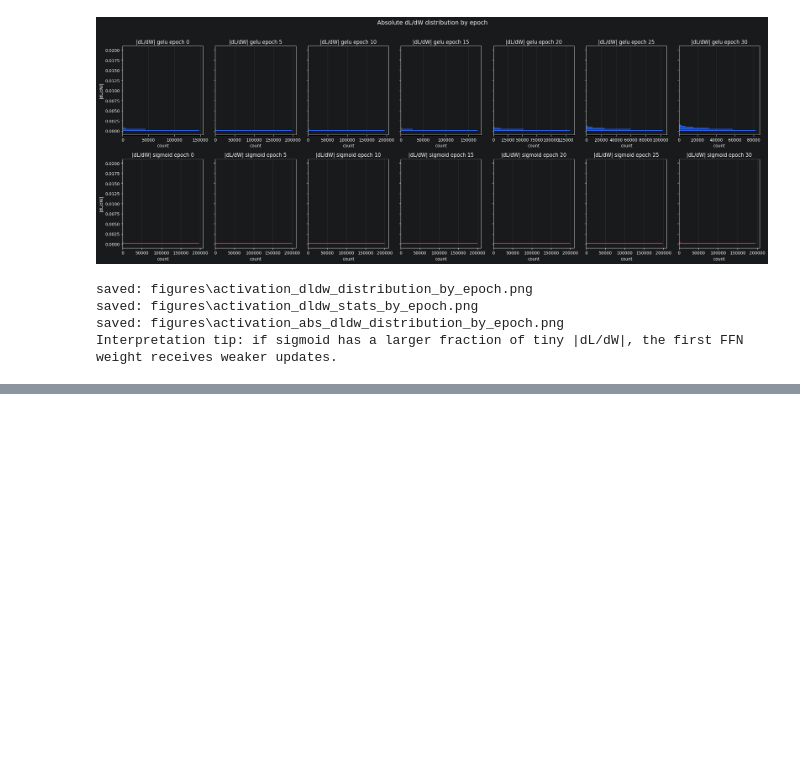
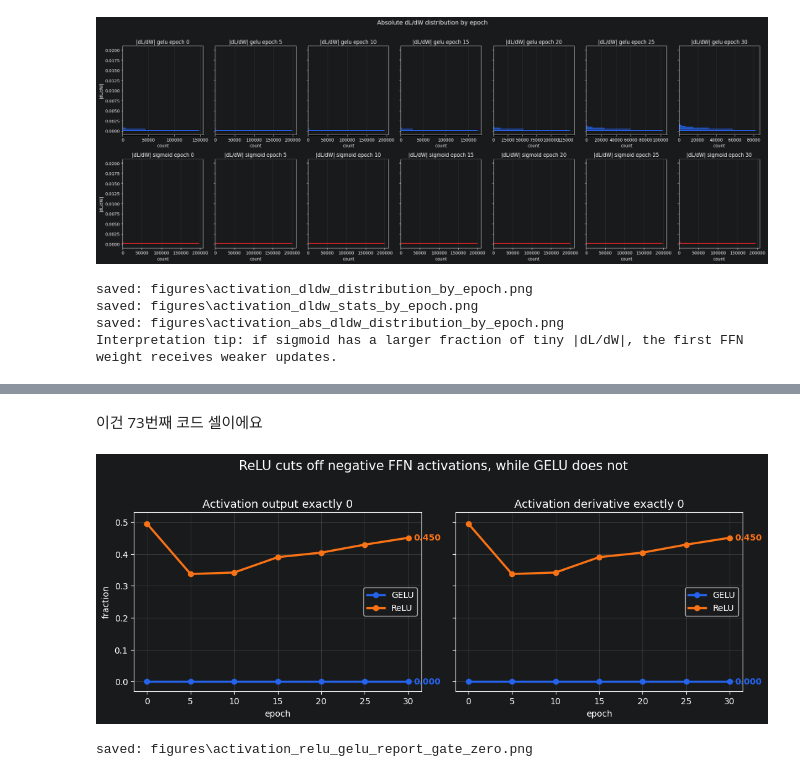
Before and after one commit to Jungle-12-303/week13-14-team-04-gpt-lab, a Jupyter notebook: gpt-lab.ipynb, the cells around one changed output, grey strips where cells are left out. Drawn from its saved outputs; the diff is of its cells as text; code cells hidden in the pictures; blank space fills up the shorter version.

```diff
--- a/gpt-lab.ipynb
+++ b/gpt-lab.ipynb
@@ -4119,0 +4899,66 @@ Interpretation tip: if sigmoid has a larger fraction of tiny |dL/dW|, the first
+# %% [markdown]
+이건 73번째 코드 셀이에요
+# %%
+# ACTIVATION_RELU_GELU_REPORT_PLOT
+# Report-only plot: ReLU gate-off evidence with the minimum necessary panels
+
+from pathlib import Path
+import json
+
+import matplotlib.pyplot as plt
+
+RESULT_PATH = Path("checkpoints/activation_relu_gelu_gate_analysis.json")
+FIGURE_DIR = Path("figures")
+FIGURE_DIR.mkdir(exist_ok=True)
+
+result = json.loads(RESULT_PATH.read_text(encoding="utf-8"))
+colors = {"gelu": "#2563eb", "relu": "#f97316"}
+labels = {"gelu": "GELU", "relu": "ReLU"}
+
+fig, axes = plt.subplots(1, 2, figsize=(11, 4.2), sharey=True)
+metrics = [
+    ("activation_exact_zero_frac", "Activation output exactly 0"),
+    ("derivative_exact_zero_frac", "Activation derivative exactly 0"),
+]
+
+for ax, (metric, title) in zip(axes, metrics):
+    for activation_name in ["gelu", "relu"]:
+        snapshots = result["runs"][activation_name]["snapshots"]
+        epochs = [snapshot["epoch"] for snapshot in snapshots]
+        values = [snapshot[metric] for snapshot in snapshots]
+        ax.plot(
+            epochs,
+            values,
+            marker="o",
+            linewidth=2.5,
+            markersize=6,
+            label=labels[activation_name],
+            color=colors[activation_name],
+        )
+        ax.annotate(
+            f"{values[-1]:.3f}",
+            xy=(epochs[-1], values[-1]),
+            xytext=(6, 0),
+            textcoords="offset points",
+            va="center",
+            fontsize=10,
+            color=colors[activation_name],
+            fontweight="bold",
+        )
+    ax.set_title(title, fontsize=13)
+    ax.set_xlabel("epoch")
+    ax.set_ylim(-0.03, 0.53)
+    ax.grid(True, alpha=0.3)
+    ax.legend(frameon=True)
+
+axes[0].set_ylabel("fraction")
+fig.suptitle("ReLU cuts off negative FFN activations, while GELU does not", fontsize=15, y=1.03)
+fig.tight_layout()
+report_path = FIGURE_DIR / "activation_relu_gelu_report_gate_zero.png"
+fig.savefig(report_path, dpi=180, bbox_inches="tight")
+plt.show()
+
+print("saved:", report_path)
+# %% [output]
+[figure, added]
+saved: figures\activation_relu_gelu_report_gate_zero.png
```
Also changed, not shown: parts of 9 cells of this notebook, 1 other file.
